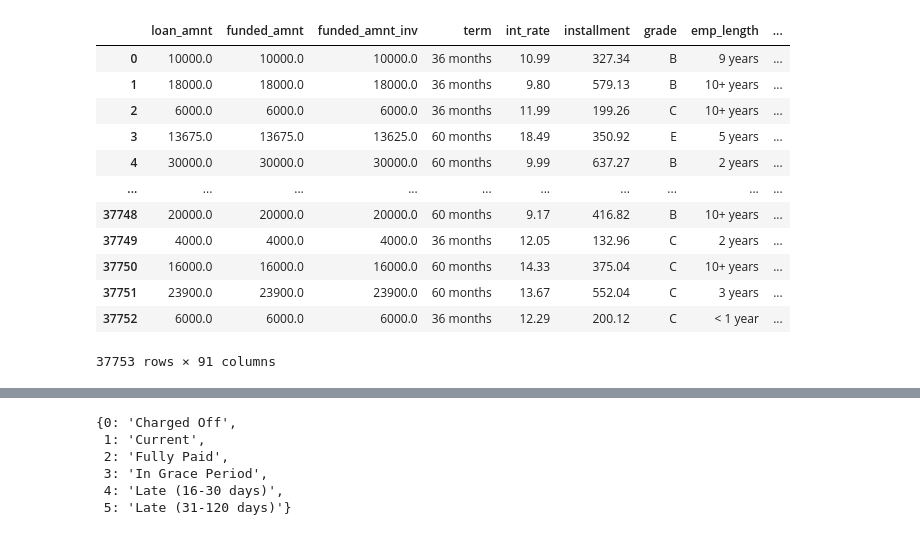
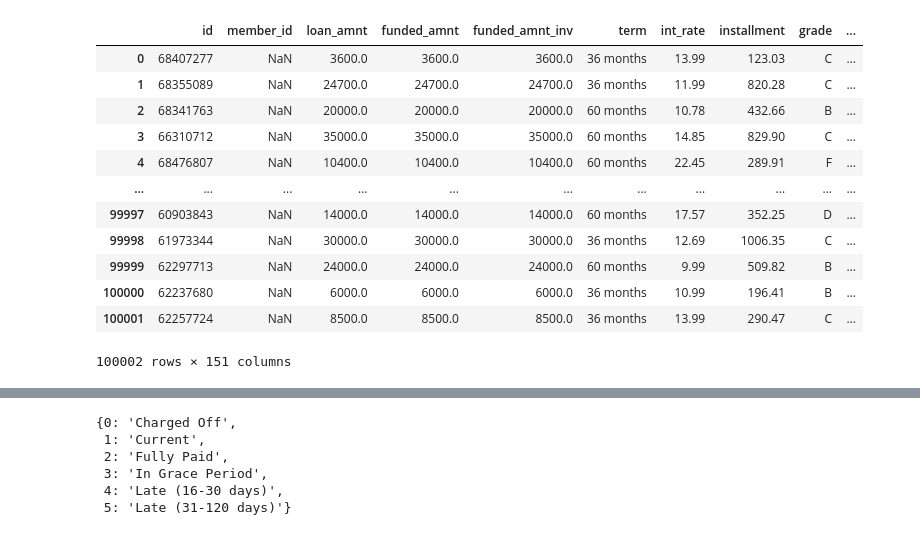
Before and after one commit to hansaleem1/Robo-Loan, a Jupyter notebook: first_model.ipynb, the cells around one changed output, grey strips where cells are left out. Cells and saved outputs as stored; diff of their text form; code cells hidden in the pictures.

```diff
--- a/first_model.ipynb
+++ b/first_model.ipynb
@@ -176,16 +23,18 @@ data = data.drop(date_columns, axis=1)
-# %%
-data
-# %% [output]
-|  | loan_amnt | funded_amnt | funded_amnt_inv | term | int_rate | installment | grade | emp_length | ... |
-| 0 | 10000.0 | 10000.0 | 10000.0 | 36 months | 10.99 | 327.34 | B | 9 years | ... |
-| 1 | 18000.0 | 18000.0 | 18000.0 | 36 months | 9.80 | 579.13 | B | 10+ years | ... |
-| 2 | 6000.0 | 6000.0 | 6000.0 | 36 months | 11.99 | 199.26 | C | 10+ years | ... |
-| 3 | 13675.0 | 13675.0 | 13625.0 | 60 months | 18.49 | 350.92 | E | 5 years | ... |
-| 4 | 30000.0 | 30000.0 | 30000.0 | 60 months | 9.99 | 637.27 | B | 2 years | ... |
-| ... | ... | ... | ... | ... | ... | ... | ... | ... | ... |
-| 37748 | 20000.0 | 20000.0 | 20000.0 | 60 months | 9.17 | 416.82 | B | 10+ years | ... |
-| 37749 | 4000.0 | 4000.0 | 4000.0 | 36 months | 12.05 | 132.96 | C | 2 years | ... |
-| 37750 | 16000.0 | 16000.0 | 16000.0 | 60 months | 14.33 | 375.04 | C | 10+ years | ... |
-| 37751 | 23900.0 | 23900.0 | 23900.0 | 60 months | 13.67 | 552.04 | C | 3 years | ... |
-| 37752 | 6000.0 | 6000.0 | 6000.0 | 36 months | 12.29 | 200.12 | C | < 1 year | ... |
-37753 rows × 91 columns
+# %%
+data_accepted = pd.read_csv('accepted_2007_to_2018_100T.csv' )
+# %%
+data_accepted
+# %% [output]
+|  | id | member_id | loan_amnt | funded_amnt | funded_amnt_inv | term | int_rate | installment | grade | ... |
+| 0 | 68407277 | NaN | 3600.0 | 3600.0 | 3600.0 | 36 months | 13.99 | 123.03 | C | ... |
+| 1 | 68355089 | NaN | 24700.0 | 24700.0 | 24700.0 | 36 months | 11.99 | 820.28 | C | ... |
+| 2 | 68341763 | NaN | 20000.0 | 20000.0 | 20000.0 | 60 months | 10.78 | 432.66 | B | ... |
+| 3 | 66310712 | NaN | 35000.0 | 35000.0 | 35000.0 | 60 months | 14.85 | 829.90 | C | ... |
+| 4 | 68476807 | NaN | 10400.0 | 10400.0 | 10400.0 | 60 months | 22.45 | 289.91 | F | ... |
+| ... | ... | ... | ... | ... | ... | ... | ... | ... | ... | ... |
+| 99997 | 60903843 | NaN | 14000.0 | 14000.0 | 14000.0 | 60 months | 17.57 | 352.25 | D | ... |
+| 99998 | 61973344 | NaN | 30000.0 | 30000.0 | 30000.0 | 36 months | 12.69 | 1006.35 | C | ... |
+| 99999 | 62297713 | NaN | 24000.0 | 24000.0 | 24000.0 | 60 months | 9.99 | 509.82 | B | ... |
+| 100000 | 62237680 | NaN | 6000.0 | 6000.0 | 6000.0 | 36 months | 10.99 | 196.41 | B | ... |
+| 100001 | 62257724 | NaN | 8500.0 | 8500.0 | 8500.0 | 36 months | 13.99 | 290.47 | C | ... |
+100002 rows × 151 columns
```
Also changed, not shown: parts of 66 cells of this notebook.
